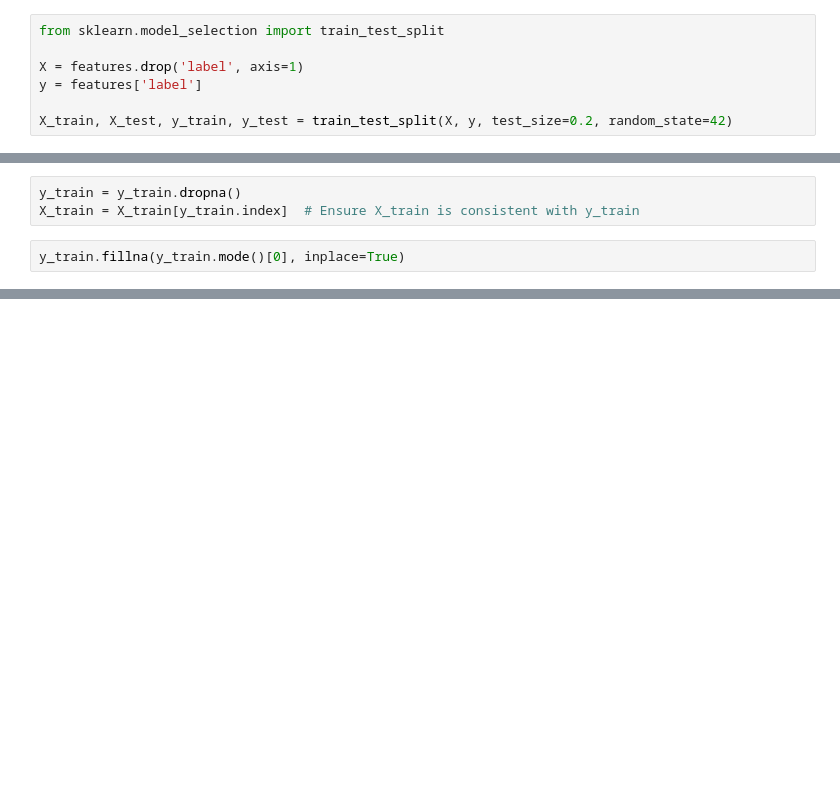
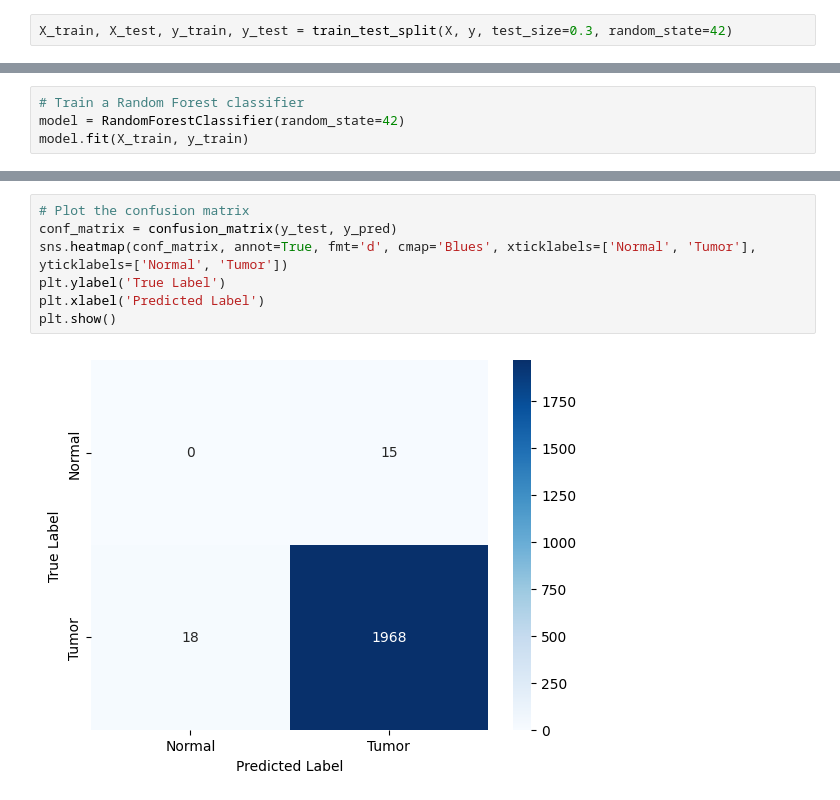
Before and after one commit to Shristy0412/Analysis-of-Epigenetic-Modifications, a Jupyter notebook: Cancer_epigenetics.ipynb, the cells around one changed output, grey strips where cells are left out. Drawn from its saved outputs; the diff is of its cells as text; blank space fills up the shorter version.

```diff
--- a/Cancer_epigenetics.ipynb
+++ b/Cancer_epigenetics.ipynb
@@ -40,7 +43,2 @@ features['label'] = labels_mapped.values
 # %%
-from sklearn.model_selection import train_test_split
-
-X = features.drop('label', axis=1)
-y = features['label']
-
-X_train, X_test, y_train, y_test = train_test_split(X, y, test_size=0.2, random_state=42)
+X_train, X_test, y_train, y_test = train_test_split(X, y, test_size=0.3, random_state=42)
@@ -50,5 +44,0 @@ print(y_train.isna().sum())
-# %%
-y_train = y_train.dropna()
-X_train = X_train[y_train.index]  # Ensure X_train is consistent with y_train
-# %%
-y_train.fillna(y_train.mode()[0], inplace=True)
@@ -70,0 +45,4 @@ print(classification_report(y_test, y_pred))
+# %%
+# Train a Random Forest classifier
+model = RandomForestClassifier(random_state=42)
+model.fit(X_train, y_train)
@@ -70,0 +69,9 @@ print(classification_report(y_test, y_pred))
+# %%
+# Plot the confusion matrix
+conf_matrix = confusion_matrix(y_test, y_pred)
+sns.heatmap(conf_matrix, annot=True, fmt='d', cmap='Blues', xticklabels=['Normal', 'Tumor'], yticklabels=['Normal', 'Tumor'])
+plt.ylabel('True Label')
+plt.xlabel('Predicted Label')
+plt.show()
+# %% [output]
+[figure, added]
```
Also changed, not shown: parts of 28 cells of this notebook.
